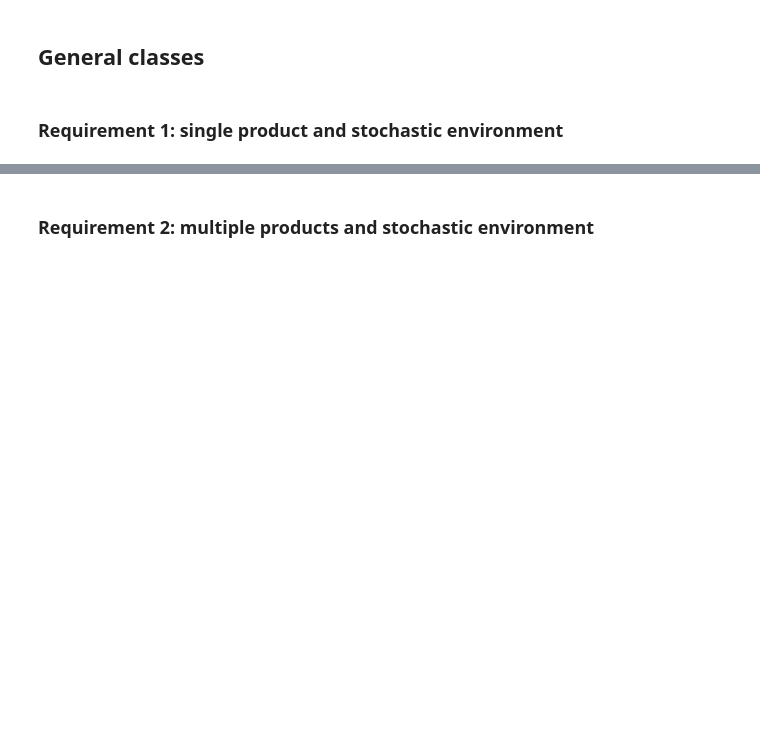
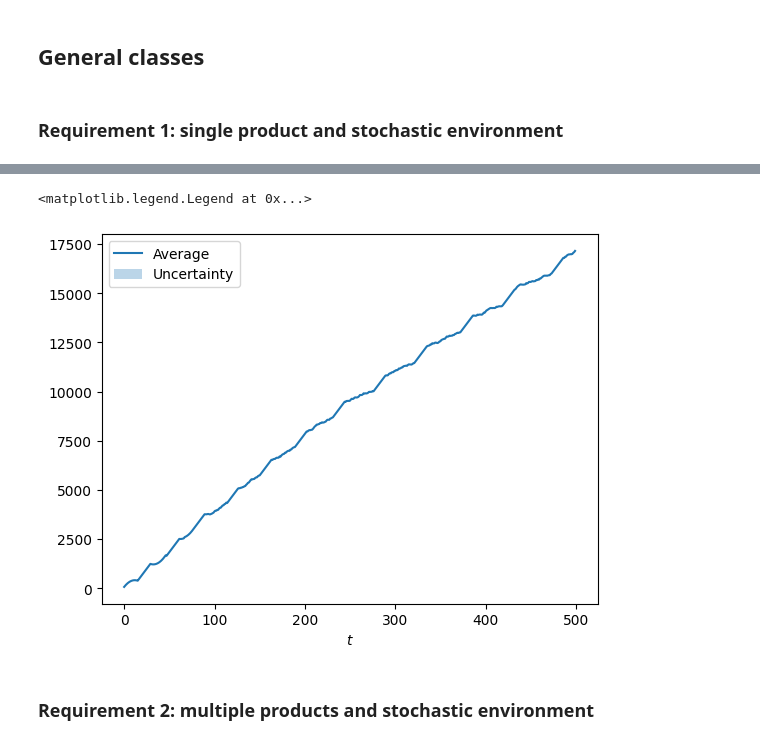
Before and after one commit to FabioFloris02/OLA2025_Floris_Sonzini_Parenti_Singh_Gottschling, a Jupyter notebook: OLA-project.ipynb, the cells around one changed output, grey strips where cells are left out. Drawn from its saved outputs; the diff is of its cells as text; code cells hidden in the pictures; blank space fills up the shorter version.

```diff
--- a/OLA-project.ipynb
+++ b/OLA-project.ipynb
@@ -176,0 +276,13 @@ np.int64(75)
+# %%
+# Parameters
+T = 500
+B = 500
+
+# Prices
+max_price = 150
+price_step = 5
+prices = np.arange(0, max_price, price_step)
+
+# Valuation prob. distribution
+max_valuation = 150
+valuation_distr = stats.binom(loc=0, n=max_valuation, p=0.5)
@@ -177,3 +336,20 @@ np.int64(75)
+# %%
+average_regret = regret_per_trial.mean(axis=0) # mean
+regret_sd = regret_per_trial.std(axis=0) # standard deviation
+
+plt.plot(np.arange(T), average_regret, label="Average")
+plt.fill_between(
+    np.arange(T),
+    average_regret-regret_sd/np.sqrt(n_trials),
+    average_regret+regret_sd/np.sqrt(n_trials),
+    alpha=0.3,
+    label="Uncertainty"
+)
+plt.xlabel("$t$")
+plt.legend()
+# %% [output]
+<matplotlib.legend.Legend at 0x...>
+[figure, added]
 # %% [markdown]
 ### Requirement 2: multiple products and stochastic environment
 # %%
```
Also changed, not shown: parts of 24 cells of this notebook.
